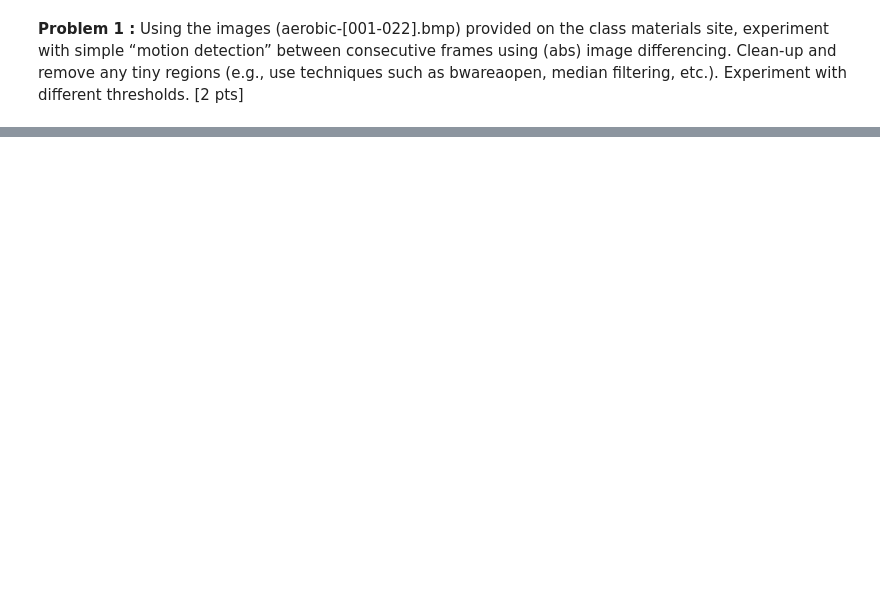
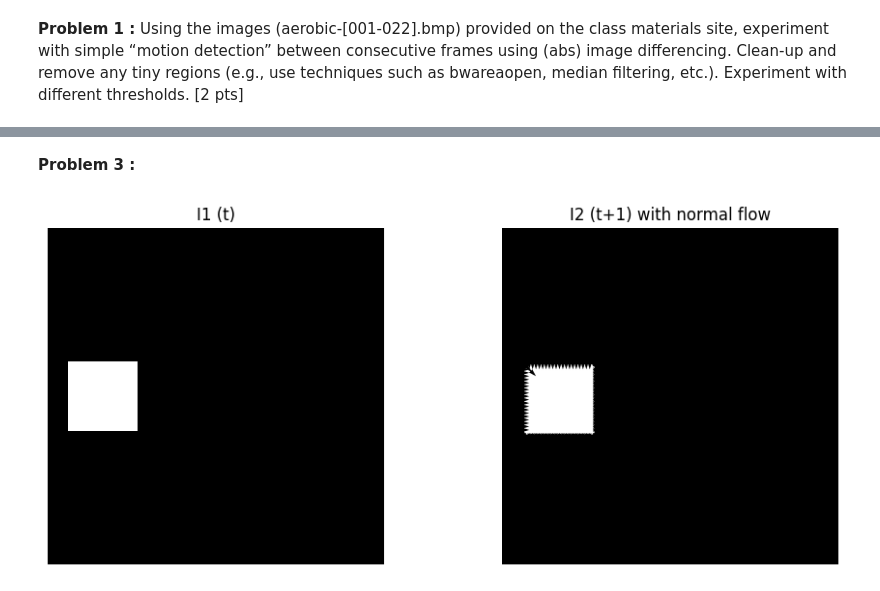
Before and after one commit to Aaron-Dhillon/CSE5524, a Jupyter notebook: HW5/hw5.ipynb, the cells around one changed output, grey strips where cells are left out. Saved outputs shown, nothing was run; the diff lists cells and outputs as text; code cells hidden in the pictures; blank space fills up the shorter version.

```diff
--- a/HW5/hw5.ipynb
+++ b/HW5/hw5.ipynb
@@ -104,0 +218,75 @@ Done.
+# %% [markdown]
+**Problem 3 :**
+# %%
+
+
+# 1) Build the two images (scale to [0,1] for proper normalization)
+H, W = 101, 101
+I1 = np.zeros((H, W), dtype=np.float32)
+I2 = np.zeros((H, W), dtype=np.float32)
+
+# Box size & positions (upper-left at (row=40, col=6), then shift +1 row, +1 col)
+r0, c0, s = 40, 6, 21
+I1[r0:r0+s, c0:c0+s] = 1.0
+I2[r0+1:r0+1+s, c0+1:c0+1+s] = 1.0  # shifted down/right by 1
+
+# 2) Spatial gradients with properly normalized Sobel masks (/8) on the 2nd frame
+#    (slides: classic gradient masks & keep normalization factor)
+#    Fx = [[-1,0,1],[-2,0,2],[-1,0,1]]/8 ; Fy = [[-1,-2,-1],[0,0,0],[1,2,1]]/8
+Kx = (1/8.0) * np.array([[-1, 0, 1],
+                          [-2, 0, 2],
+                          [-1, 0, 1]], dtype=np.float32)
+Ky = (1/8.0) * np.array([[-1, -2, -1],
+                          [ 0,  0,  0],
+                          [ 1,  2,  1]], dtype=np.float32)
+
+def conv2_same(img, k):
+    r = k.shape[0]//2
+    P = np.pad(img, r, mode="reflect")
+    out = np.empty_like(img, dtype=np.float32)
+    for y in range(img.shape[0]):
+        for x in range(img.shape[1]):
+            out[y, x] = np.sum(P[y:y+2*r+1, x:x+2*r+1] * k, dtype=np.float32)
+    return out
+
+Ix = conv2_same(I2, Kx)
+Iy = conv2_same(I2, Ky)
+
+# 3) Temporal derivative (It = I2 - I1), dt=1 frame
+It = I2 - I1
+
+# 4) Normal flow: solve Ix*u + Iy*v + It = 0 for the component along ∇I
+#    v_n = -(It / (Ix^2 + Iy^2)) * [Ix, Iy]
+eps  = 1e-12
+den  = Ix*Ix + Iy*Iy + eps
+U    = -It * Ix / den
+V    = -It * Iy / den
+
+# Keep vectors only where spatial gradient is significant (on edges)
+mag  = np.sqrt(Ix*Ix + Iy*Iy)
+thr  = 0.2 * mag.max()  # show clear edge-only vectors
+mask = mag >= thr
+U[~mask] = 0.0
+V[~mask] = 0.0
+
+# 5) Plot: image then quiver (MATLAB: imagesc; hold on; quiver)
+Y, X = np.mgrid[0:H, 0:W]
+fig, ax = plt.subplots(1, 2, figsize=(10, 4))
+
+ax[0].imshow(I1, cmap="gray", vmin=0, vmax=1, origin="upper")
+ax[0].set_title("I1 (t)")
+ax[0].axis("off")
+
+ax[1].imshow(I2, cmap="gray", vmin=0, vmax=1, origin="upper")
+ax[1].quiver(X[mask], Y[mask], U[mask], V[mask],
+             angles="xy", scale_units="xy", scale=1)
+ax[1].set_title("I2 (t+1) with normal flow")
+ax[1].invert_yaxis()   # ensure row+ points downward (image coords)
+ax[1].set_aspect("equal")
+ax[1].set_xlim(0, W-1); ax[1].set_ylim(H-1, 0)
+ax[1].axis("off")
+
+plt.tight_layout()
+plt.show()
+# %% [output]
+[figure, added]
```
Also changed, not shown: parts of 5 cells of this notebook.
